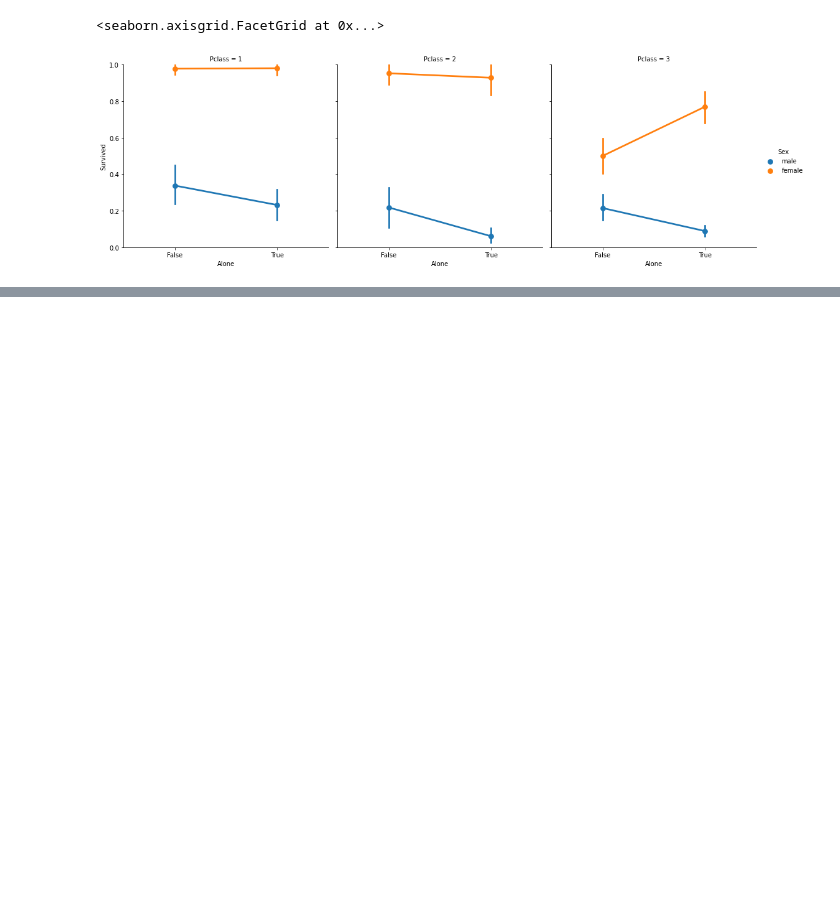
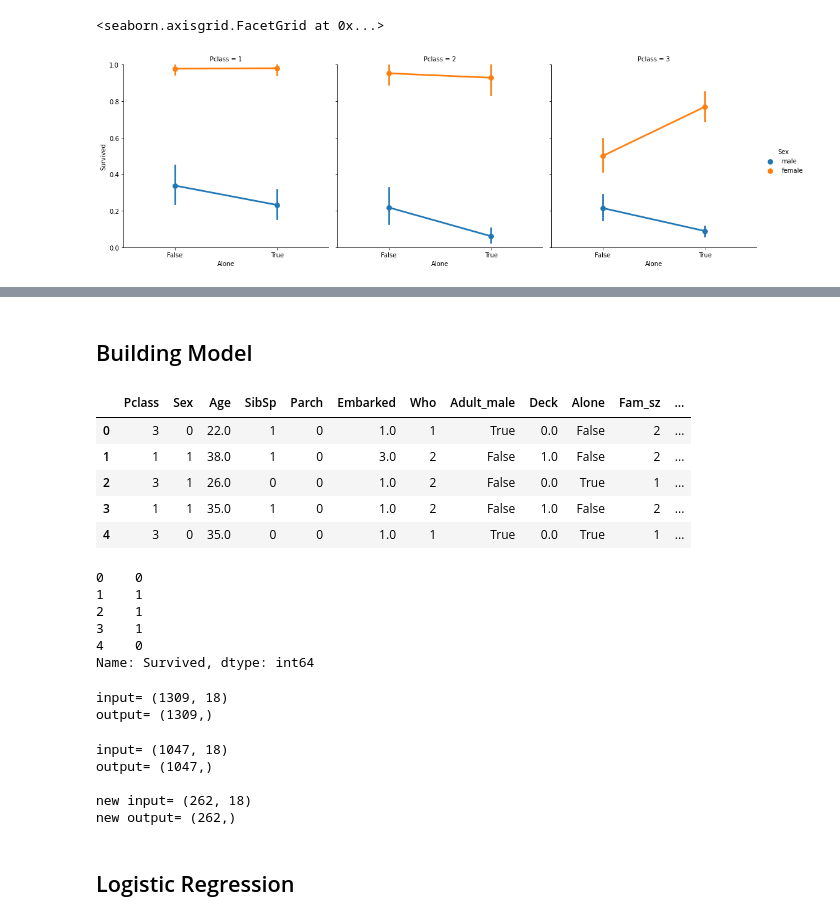
Before and after one commit to Dotcom-Academy/Ai_ML, a Jupyter notebook: Titanic_Survival_Prediction.ipynb, the cells around one changed output, grey strips where cells are left out. Saved outputs shown, nothing was run; the diff lists cells and outputs as text; code cells hidden in the pictures; blank space fills up the shorter version.

```diff
--- a/Titanic_Survival_Prediction.ipynb
+++ b/Titanic_Survival_Prediction.ipynb
@@ -285,4 +201,0 @@ Name: Embarked, dtype: int64
-# %%
-#imputing embarked
-titanic["Embarked"] = titanic["Embarked"].fillna('1.0')
-titanic.head()
@@ -479,0 +285,4 @@ sns.heatmap(titanic.corr(),annot = True, linewidths= 1, fmt = '.3f' )
+# %%
+#imputing embarked
+titanic["Embarked"] = titanic["Embarked"].fillna(1.0)
+titanic.head()
@@ -479,0 +480,28 @@ sns.heatmap(titanic.corr(),annot = True, linewidths= 1, fmt = '.3f' )
+# %% [markdown]
+## Building Model
+# %%
+x_train = titanic.drop("Survived",axis=1)
+y_train = titanic["Survived"]
+# %%
+x_train.head()
+# %% [output]
+|  | Pclass | Sex | Age | SibSp | Parch | Embarked | Who | Adult_male | Deck | Alone | Fam_sz | ... |
+| 0 | 3 | 0 | 22.0 | 1 | 0 | 1.0 | 1 | True | 0.0 | False | 2 | ... |
+| 1 | 1 | 1 | 38.0 | 1 | 0 | 3.0 | 2 | False | 1.0 | False | 2 | ... |
+| 2 | 3 | 1 | 26.0 | 0 | 0 | 1.0 | 2 | False | 0.0 | True | 1 | ... |
+| 3 | 1 | 1 | 35.0 | 1 | 0 | 1.0 | 2 | False | 1.0 | False | 2 | ... |
+| 4 | 3 | 0 | 35.0 | 0 | 0 | 1.0 | 1 | True | 0.0 | True | 1 | ... |
+# %%
+y_train.head()
+# %% [output]
+0    0
+1    1
+2    1
+3    1
+4    0
+Name: Survived, dtype: int64
+# %%
+print("input=",x_train.shape,"\noutput=",y_train.shape)
+# %% [output]
+input= (1309, 18)
+output= (1309,)
@@ -479,0 +512,11 @@ sns.heatmap(titanic.corr(),annot = True, linewidths= 1, fmt = '.3f' )
+# %%
+print("input=",x_train.shape,"\noutput=",y_train.shape)
+print("\nnew input=",x_test.shape,"\nnew output=",y_test.shape)
+# %% [output]
+input= (1047, 18)
+output= (1047,)
+
+new input= (262, 18)
+new output= (262,)
+# %% [markdown]
+## Logistic Regression
```
Also changed, not shown: parts of 73 cells of this notebook.
